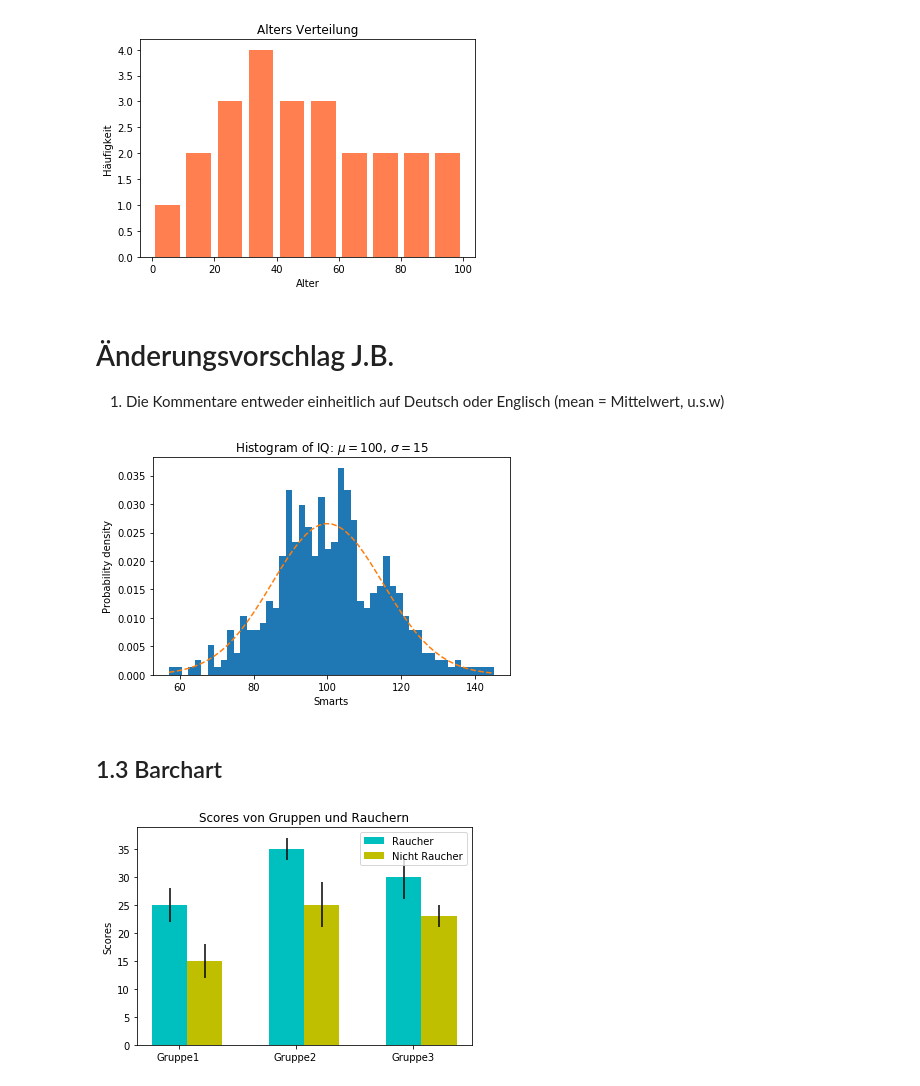
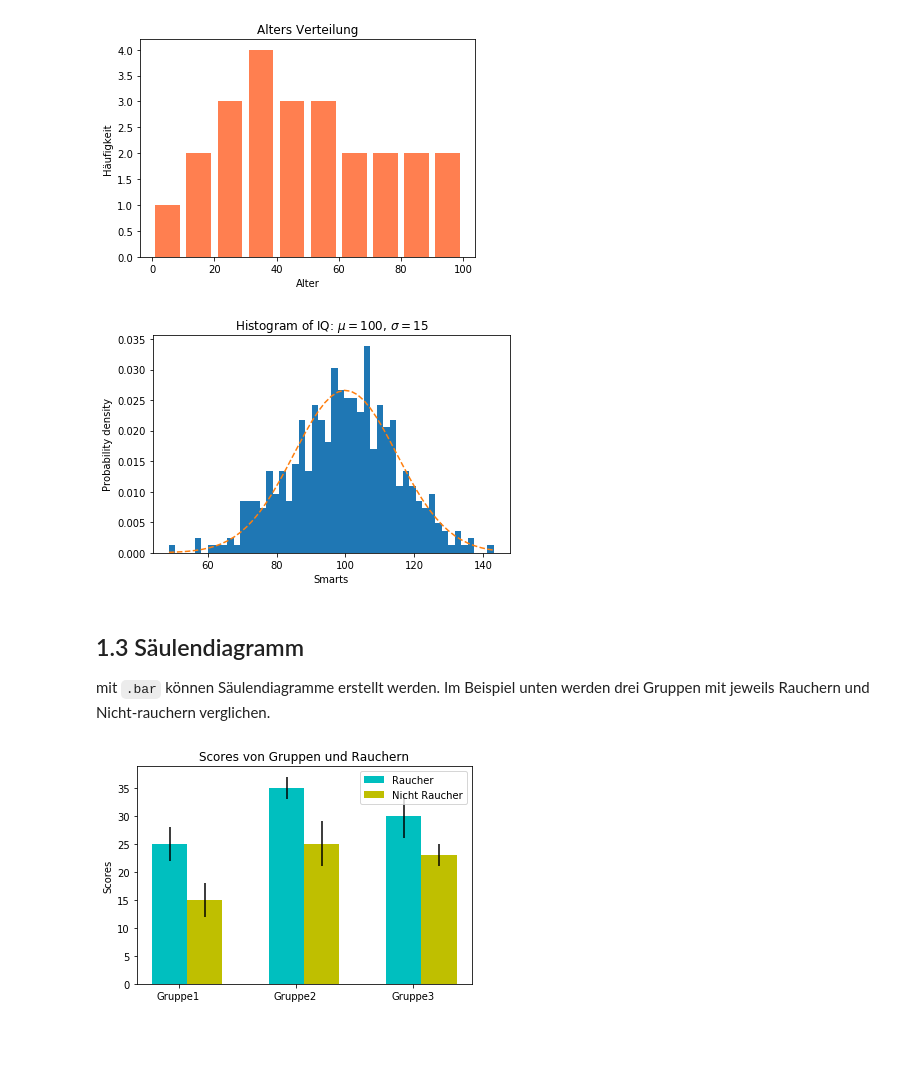
Before and after one commit to ngaebler/th_02_matplotlib, a Jupyter notebook: 2017-12-01-NG-Matplotlib-vs-Seaborn.ipynb, the cells around one changed output. Drawn from its saved outputs; the diff is of its cells as text; code cells hidden in the pictures; blank space fills up the shorter version.

Commit message:
Ausarbeitung und Übungen zu Matplotlib vs Seaborn
Dies ist der finale Stand von Bearbeiter Nathalie Gäbler(Reviewer: Julia Benz) für die Ausarbeitung von Matplotlib vs Seaborn

```diff
--- a/2017-12-01-NG-Matplotlib-vs-Seaborn.ipynb
+++ b/2017-12-01-NG-Matplotlib-vs-Seaborn.ipynb
@@ -121,39 +103,37 @@ plt.show
 # %% [output]
 <function matplotlib.pyplot.show>
 [figure]
-# %% [markdown]
-# Änderungsvorschlag J.B.
-
-1. Die Kommentare entweder einheitlich auf Deutsch oder Englisch (mean = Mittelwert, u.s.w)
 # %%
-# In matplotlib kann man auch zusätzlich noch mathlab einlesen
+# In matplotlib kann man auch zusätzlich mit mathlab arbeiten
+# in dem man es einließt
 import matplotlib.mlab as mlab
 #
-mu = 100  # mean
+mu = 100  # mean = Mittelwert
 sigma = 15  # standard Abweichung
 x = mu + sigma * np.random.randn(437)
 
 num_bins = 50
 
 fig, ax = plt.subplots()
 
-# Histogramm von den data
+# Histogramm von den Data
 n, bins, patches = ax.hist(x, num_bins, normed=1)
 
 # dazu tun der 'best fit' linie
 y = mlab.normpdf(bins, mu, sigma)
 ax.plot(bins, y, '--')
 ax.set_xlabel('Smarts')
 ax.set_ylabel('Probability density')
-ax.set_title(r'Histogram of IQ: $\mu=100$, $\sigma=15$')
+ax.set_title('Histogram of IQ: $\mu=100$, $\sigma=15$')
 
-# Tweak spacing to prevent clipping of ylabel
 fig.tight_layout()
 plt.show()
 # %% [output]
-[figure, old version]
+[figure, new version]
-# %% [markdown]
-## 1.3 Barchart
+# %% [markdown]
+## 1.3 Säulendiagramm
+
+mit ``.bar`` können Säulendiagramme erstellt werden. Im Beispiel unten werden drei Gruppen mit jeweils Rauchern und Nicht-rauchern verglichen.
 # %%
 N = 3 #Anzahl der Gruppen
 
```
Also changed, not shown: parts of 49 cells of this notebook, 1 other file.
